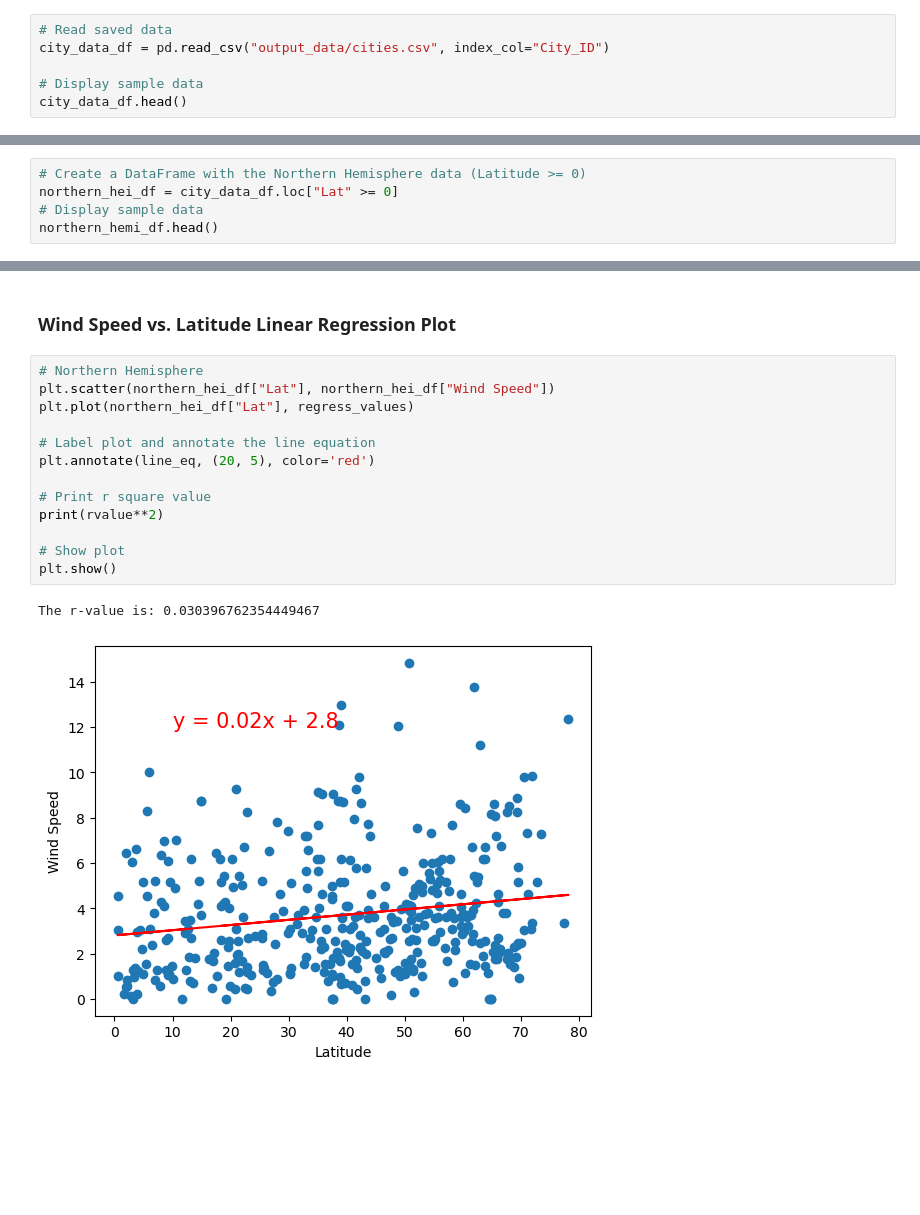
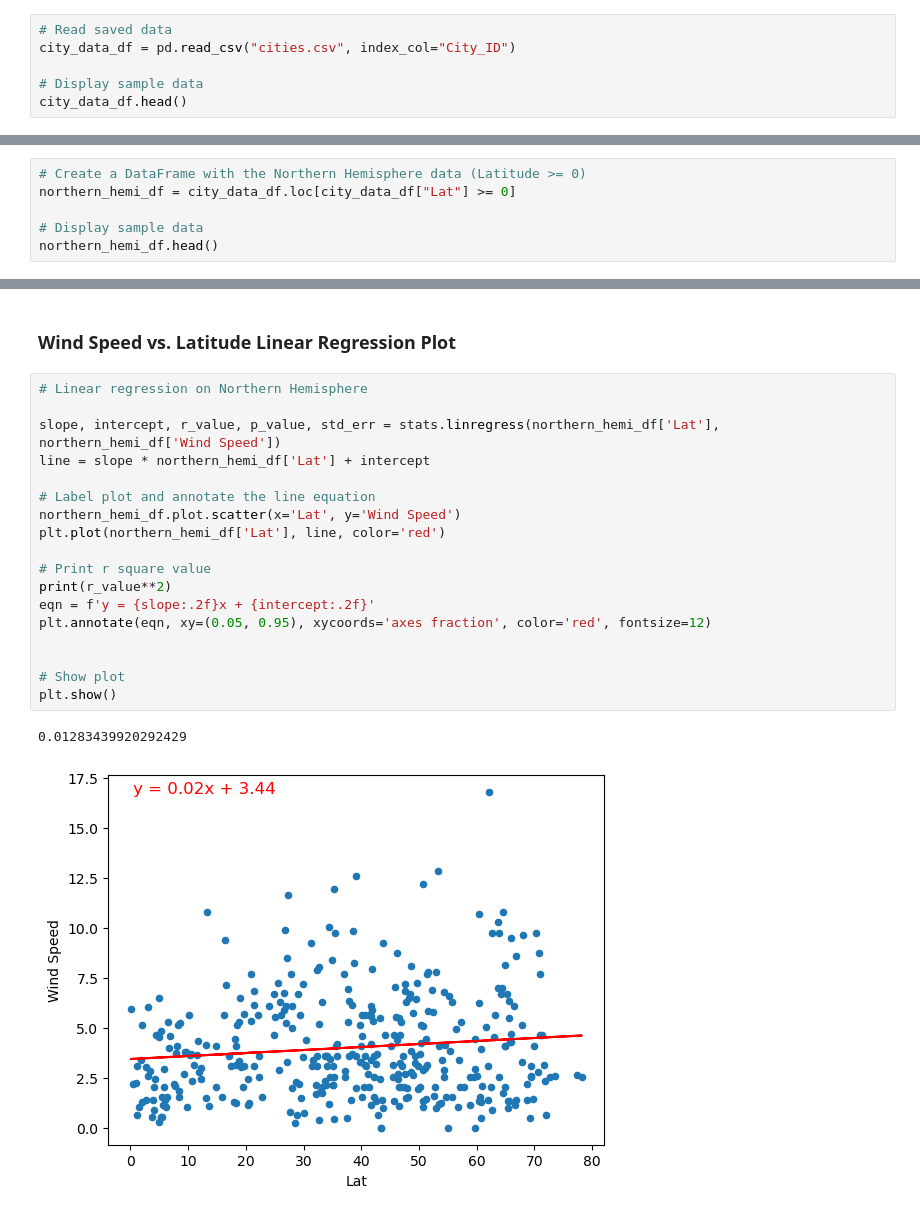
Before and after one commit to brandonliu12/python-api-challenge, a Jupyter notebook: WeatherPy/WeatherPy.ipynb, the cells around one changed output, grey strips where cells are left out. Drawn from its saved outputs; the diff is of its cells as text; blank space fills up the shorter version.

```diff
--- a/WeatherPy/WeatherPy.ipynb
+++ b/WeatherPy/WeatherPy.ipynb
@@ -159,6 +177,6 @@ city_data_df.to_csv("output_data/cities.csv", index_label="City_ID")
 # %%
 # Read saved data
-city_data_df = pd.read_csv("output_data/cities.csv", index_col="City_ID")
+city_data_df = pd.read_csv("cities.csv", index_col="City_ID")
 
 # Display sample data
 city_data_df.head()
@@ -257,6 +283,7 @@ line_eq = f"y = {round(slope, 2)}x + {round(intercept, 2)}"
 # %%
 # Create a DataFrame with the Northern Hemisphere data (Latitude >= 0)
-northern_hei_df = city_data_df.loc["Lat" >= 0]
+northern_hemi_df = city_data_df.loc[city_data_df["Lat"] >= 0]
+
 # Display sample data
 northern_hemi_df.head()
 # %% [output]
@@ -392,18 +449,23 @@ The r-value is: 0.02056735429994368
 # %% [markdown]
 ### Wind Speed vs. Latitude Linear Regression Plot
 # %%
-# Northern Hemisphere
-plt.scatter(northern_hei_df["Lat"], northern_hei_df["Wind Speed"])
-plt.plot(northern_hei_df["Lat"], regress_values)
+# Linear regression on Northern Hemisphere
+
+slope, intercept, r_value, p_value, std_err = stats.linregress(northern_hemi_df['Lat'], northern_hemi_df['Wind Speed'])
+line = slope * northern_hemi_df['Lat'] + intercept
 
 # Label plot and annotate the line equation
-plt.annotate(line_eq, (20, 5), color='red')
+northern_hemi_df.plot.scatter(x='Lat', y='Wind Speed')
+plt.plot(northern_hemi_df['Lat'], line, color='red')
 
 # Print r square value
-print(rvalue**2)
+print(r_value**2)
+eqn = f'y = {slope:.2f}x + {intercept:.2f}'
+plt.annotate(eqn, xy=(0.05, 0.95), xycoords='axes fraction', color='red', fontsize=12)
+
 
 # Show plot
 plt.show()
 # %% [output]
-The r-value is: 0.030396762354449467
+0.01283439920292429
-[figure, old version]
+[figure, new version]
```
Also changed, not shown: parts of 31 cells of this notebook, 7 other files.
